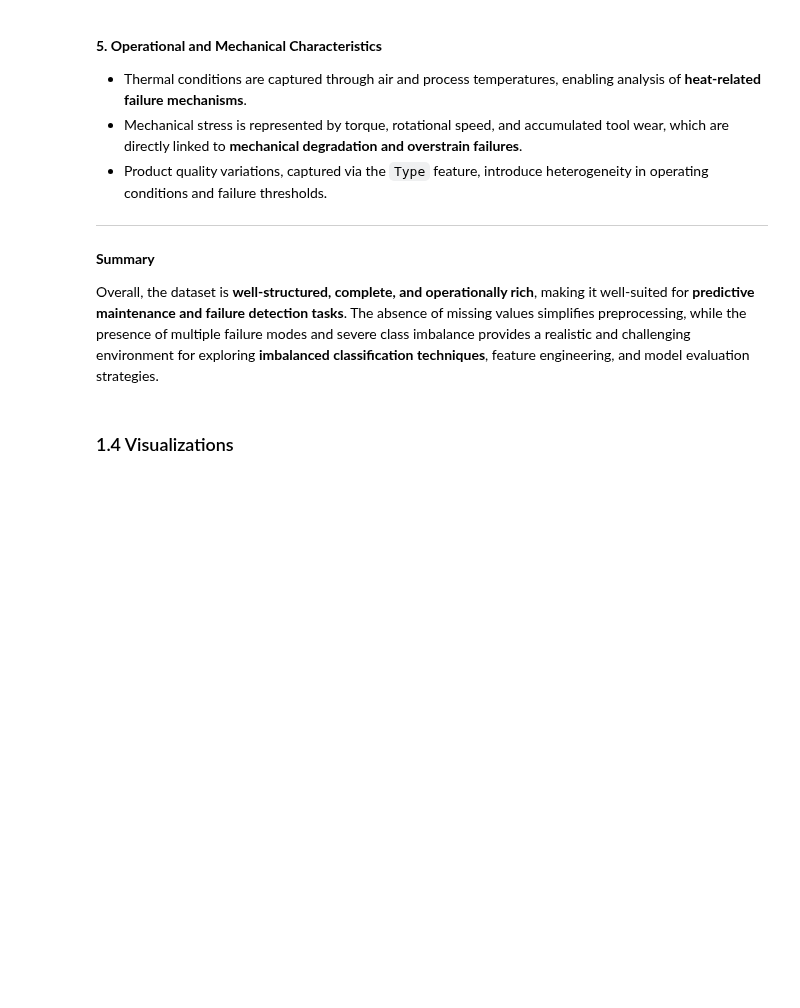
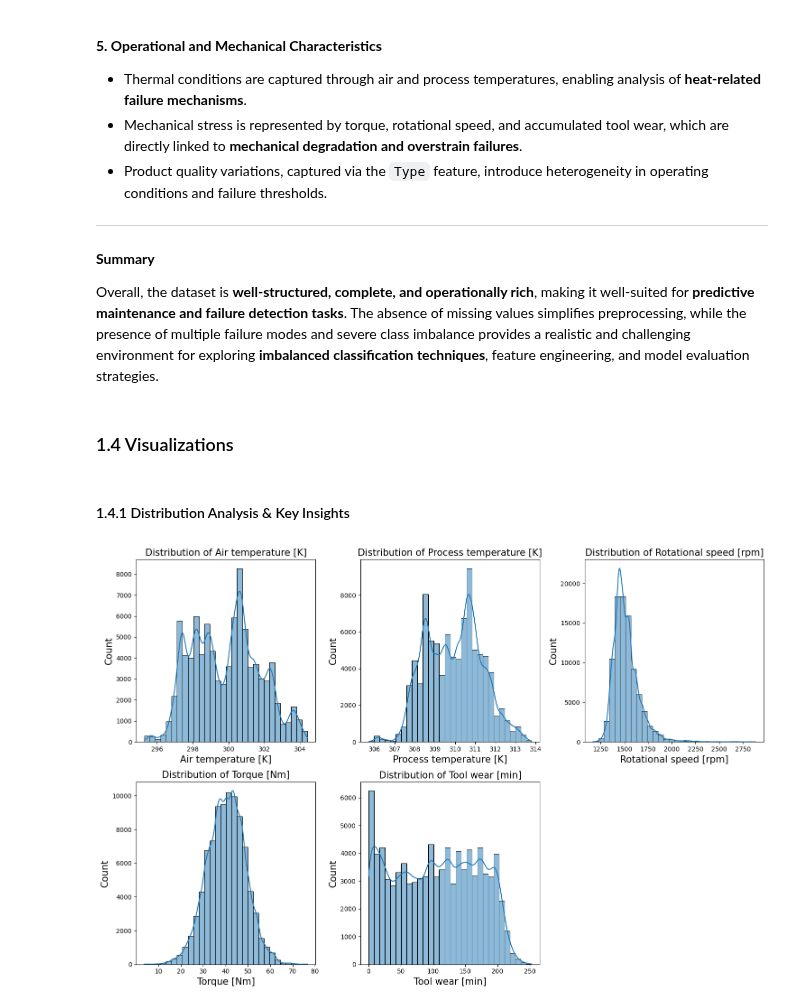
Before and after one commit to ANDUGULA-SAI-KIRAN/predictive-maintenance-end2end, a Jupyter notebook: notebooks/eda.ipynb, the cells around one changed output. Saved outputs shown, nothing was run; the diff lists cells and outputs as text; code cells hidden in the pictures; blank space fills up the shorter version.

```diff
--- a/notebooks/eda.ipynb
+++ b/notebooks/eda.ipynb
@@ -217,3 +219,25 @@ These counts indicate that failure events are **rare relative to the total numbe
 Overall, the dataset is **well-structured, complete, and operationally rich**, making it well-suited for **predictive maintenance and failure detection tasks**. The absence of missing values simplifies preprocessing, while the presence of multiple failure modes and severe class imbalance provides a realistic and challenging environment for exploring **imbalanced classification techniques**, feature engineering, and model evaluation strategies.
 # %% [markdown]
 ### 1.4 Visualizations
+# %% [markdown]
+#### 1.4.1 Distribution Analysis & Key Insights
+# %%
+numerical_cols = [
+    'Air temperature [K]',
+    'Process temperature [K]',
+    'Rotational speed [rpm]',
+    'Torque [Nm]',
+    'Tool wear [min]'
+]
+
+plt.figure(figsize=(15, 10))
+for i, col in enumerate(numerical_cols):
+    plt.subplot(2, 3, i + 1)
+    sns.histplot(data=df, x=col, kde=True, bins=30)
+    plt.title(f'Distribution of {col}', fontsize=15)
+    plt.xlabel(col, fontsize=15)
+    plt.ylabel('Count', fontsize=15)
+plt.tight_layout()
+plt.show()
+# %% [output]
+[figure, added]
```
Also changed, not shown: parts of 19 cells of this notebook.
